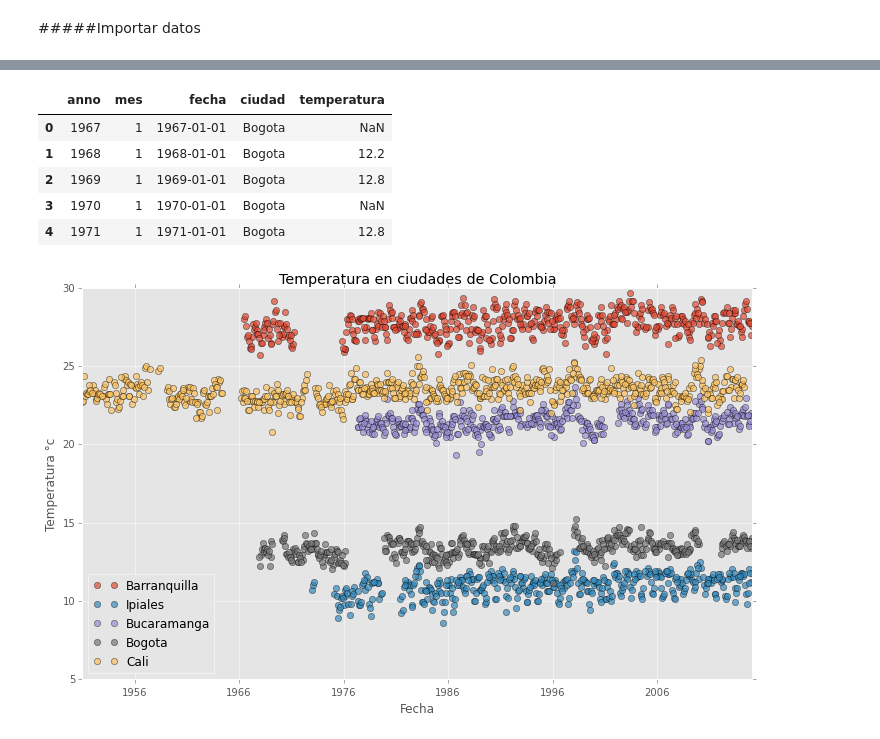
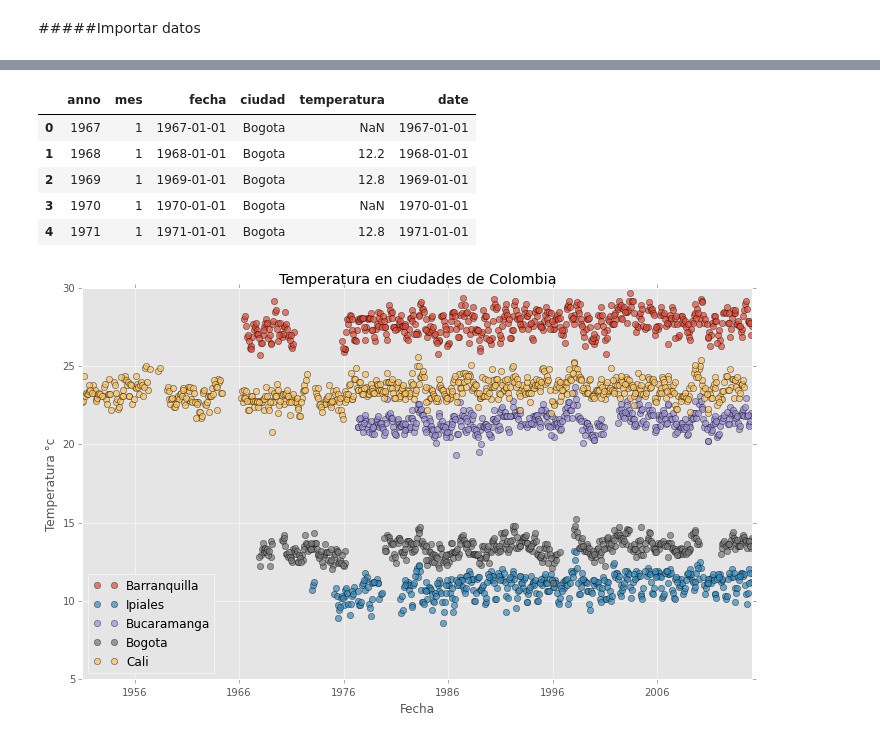
Before and after one commit to JC-AlfonsoR/CM20151_HW4_CamiloAlfonso, a Jupyter notebook: Calentamiento_Global/interp_temperaturas.ipynb, the cells around one changed output, grey strips where cells are left out. Saved outputs shown, nothing was run; the diff lists cells and outputs as text; code cells hidden in the pictures.

```diff
--- a/Calentamiento_Global/interp_temperaturas.ipynb
+++ b/Calentamiento_Global/interp_temperaturas.ipynb
@@ -45,15 +45,16 @@ from subprocess import call
 # %%
 Data= pd.read_csv("Data.csv")
 Data = Data[['anno','mes','fecha','ciudad','temperatura']] #Quitar columna de indices
-Data['fecha'] = pd.to_datetime(Data['fecha']) #convertir fecha a TimeStamp
+Data['date'] = pd.to_datetime(Data['fecha']) #convertir fecha a TimeStamp
+#Data['fecha'] = pd.d
 Data.head()
 # %% [output]
-|  | anno | mes | fecha | ciudad | temperatura |
-| 0 | 1967 | 1 | 1967-01-01 | Bogota | NaN |
-| 1 | 1968 | 1 | 1968-01-01 | Bogota | 12.2 |
-| 2 | 1969 | 1 | 1969-01-01 | Bogota | 12.8 |
-| 3 | 1970 | 1 | 1970-01-01 | Bogota | NaN |
-| 4 | 1971 | 1 | 1971-01-01 | Bogota | 12.8 |
+|  | anno | mes | fecha | ciudad | temperatura | date |
+| 0 | 1967 | 1 | 1967-01-01 | Bogota | NaN | 1967-01-01 |
+| 1 | 1968 | 1 | 1968-01-01 | Bogota | 12.2 | 1968-01-01 |
+| 2 | 1969 | 1 | 1969-01-01 | Bogota | 12.8 | 1969-01-01 |
+| 3 | 1970 | 1 | 1970-01-01 | Bogota | NaN | 1970-01-01 |
+| 4 | 1971 | 1 | 1971-01-01 | Bogota | 12.8 | 1971-01-01 |
 # %%
 ciudades = ['Barranquilla', 'Ipiales', 'Bucaramanga', 'Bogota','Cali']
 n = len(ciudades)
```
Also changed, not shown: parts of 10 cells of this notebook, 5 other files.
